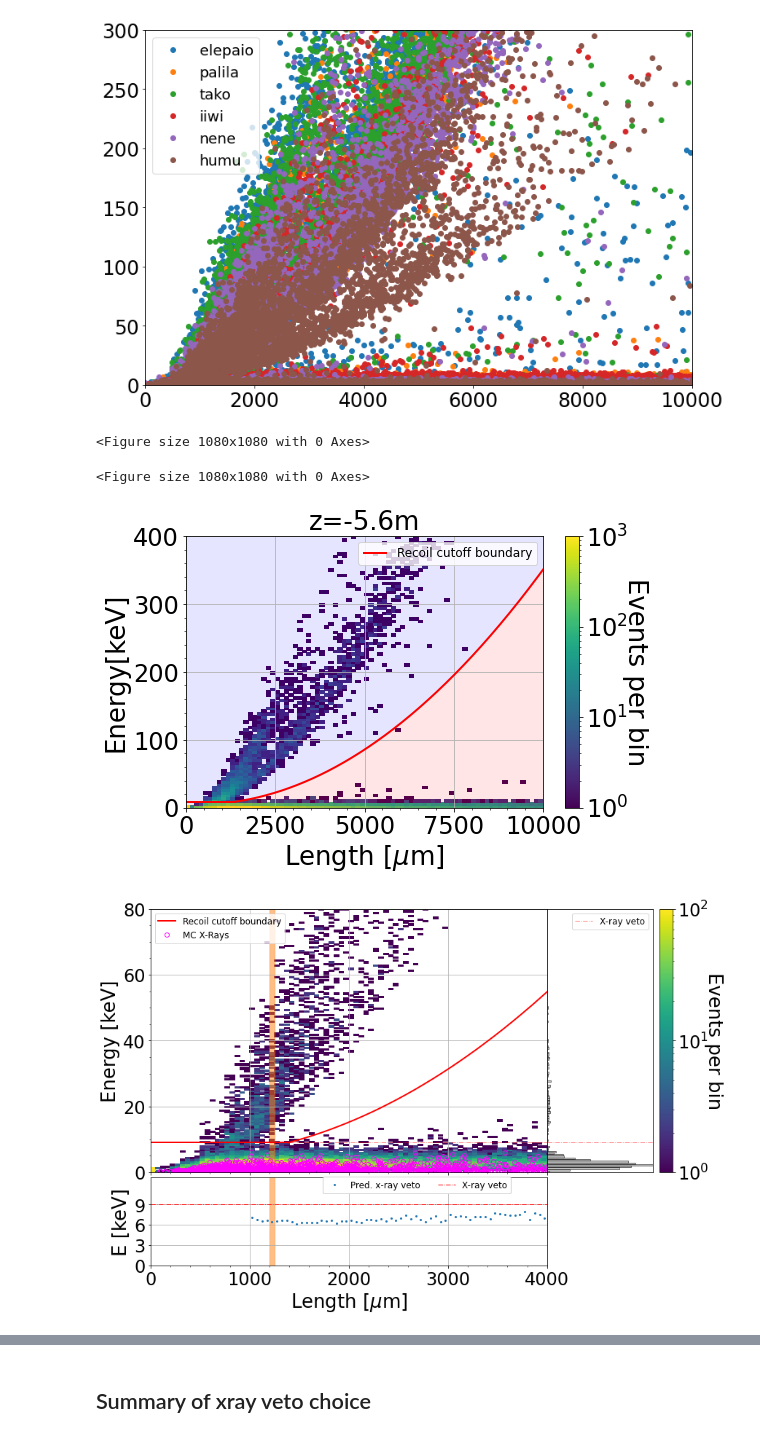
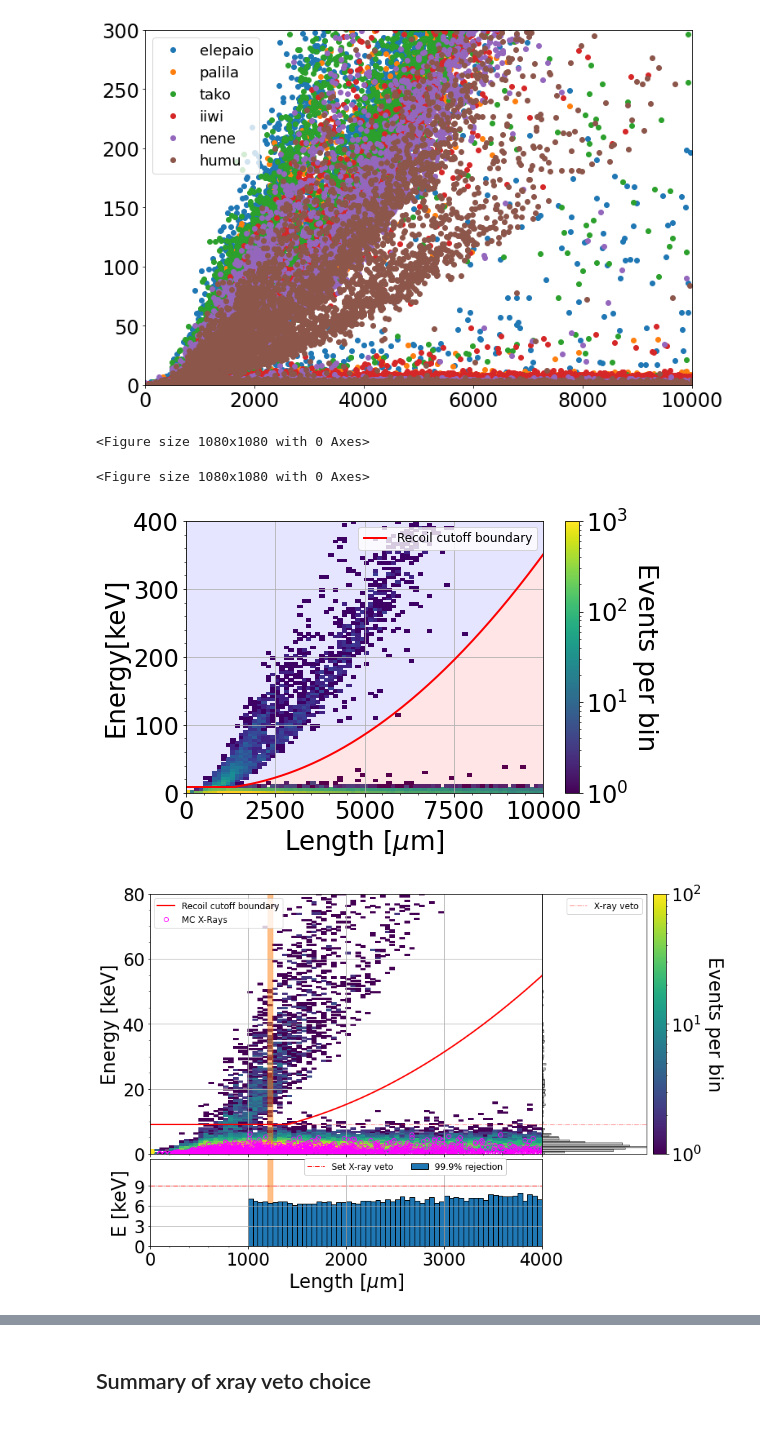
Before and after one commit to jschuel/jeff_workspace, a Jupyter notebook: analysis/phase3/with_sim/For_Sven.ipynb, the cells around one changed output, grey strips where cells are left out. Drawn from its saved outputs; the diff is of its cells as text; code cells hidden in the pictures.

```diff
--- a/analysis/phase3/with_sim/For_Sven.ipynb
+++ b/analysis/phase3/with_sim/For_Sven.ipynb
@@ -95,12 +95,13 @@ for tpc in tpcs:
     df['efficiency'] = efficiency[tpc]
     df['FOM'] = df['purity']
     #print(df)
-    crit[tpc] = df.loc[df['FOM']==df['FOM'].max()]['E'].iloc[0]
+    crit[tpc] = df.loc[df['FOM']>0.99]['E'].min()
+    loc = df.loc[df['E']==crit[tpc]].index.to_numpy()
     #plt.subplot(3,2,i)
     c=axs[i-1].scatter(efficiency[tpc],purity[tpc],c=E)#,norm=matplotlib.colors.LogNorm(vmin = 1, vmax = 20))
-    axs[i-1].plot(df.loc[df['FOM']==df['FOM'].max()]['efficiency'].iloc[0],df.loc[df['FOM']==df['FOM'].max()]['purity'].iloc[0],'x',markersize = 10,color = 'red',label='%s keV'%(round(crit[tpc],2)))
-    axs[i-1].hlines(df.loc[df['FOM']==df['FOM'].max()]['purity'].iloc[0], 0,df.loc[df['FOM']==df['FOM'].max()]['efficiency'].iloc[0],linestyle='--',lw = 0.5, color = 'red')
-    axs[i-1].vlines(df.loc[df['FOM']==df['FOM'].max()]['efficiency'].iloc[0], 0,df.loc[df['FOM']==df['FOM'].max()]['purity'].iloc[0],linestyle='--',lw = 0.5, color = 'red')
+    axs[i-1].plot(df['efficiency'][loc],df['purity'][loc],'x',markersize = 10,color = 'red',label='%s keV'%(round(crit[tpc],2)))
+    axs[i-1].hlines(df['purity'][loc], 0,df['efficiency'][loc],linestyle='--',lw = 0.5, color = 'red')
+    axs[i-1].vlines(df['efficiency'][loc], 0,df['purity'][loc],linestyle='--',lw = 0.5, color = 'red')
     plt.colorbar(c,ax=axs[i-1]).set_label(r'$E_{veto}$',rotation=270,labelpad=20)
     axs[i-1].set_xlabel('Recoil Efficiency')
     axs[i-1].set_ylabel('Recoil Purity')
@@ -312,9 +313,9 @@ for tpc in ['palila', 'iiwi', 'tako', 'nene', 'elepaio', 'humu']:
 
 for tpc in ['palila', 'iiwi', 'tako', 'nene', 'elepaio', 'humu']:
     fig, ax0 = plt.subplots(figsize=(8,5))
-    ax0.set_title(pos[tpc])
+    #ax0.set_title(pos[tpc])
     g,h,k,l = ax0.hist2d(data[tpc]['new_length'], data[tpc]['track_energy'], bins = (80,100), range = ((0,xm),(0,ym)), norm = matplotlib.colors.LogNorm(vmin=1, vmax=1000))
-    plt.colorbar(l).set_label('Events per bin', rotation = 270, labelpad = 20)
+    plt.colorbar(l).set_label('Events per bin', rotation = 270, labelpad = 30)
     ax0.set_ylabel("Energy[keV]")
     ax0.set_xlabel(r'Length [$\mu$m]')
     ax0.yaxis.set_minor_locator(AutoMinorLocator())
@@ -333,7 +334,7 @@ for tpc in ['palila', 'iiwi', 'tako', 'nene', 'elepaio', 'humu']:
     for loc in range(24,25):
         fig, ax = plt.subplots(2,2, figsize = (13,9), gridspec_kw={'hspace': 0.03, 'wspace': 0, 'width_ratios': [3, 1], 'height_ratios': [3,1]})
         h1, xedge, yedge, image1 = ax[0,0].hist2d(data[tpc]['new_length'], data[tpc]['track_energy'], bins = (nbinsx,nbinsy), range = ((0,xm),(0,ym)), norm = matplotlib.colors.LogNorm(vmin=1, vmax=100))
-        plt.colorbar(image1, ax=[ax[0,1]]).set_label(r'Events per bin', rotation = 270, labelpad = 20)
+        plt.colorbar(image1, ax=[ax[0,1]]).set_label(r'Events per bin', rotation = 270, labelpad = 30)
         bin = 0.5*(yedge[1:]+yedge[:-1])
         ax[0,0].yaxis.set_minor_locator(AutoMinorLocator())
         ax[0,0].xaxis.set_minor_locator(AutoMinorLocator())
@@ -346,34 +347,34 @@ for tpc in ['palila', 'iiwi', 'tako', 'nene', 'elepaio', 'humu']:
         ax[0,0].fill_between(np.array([xedge[loc], xedge[loc+1]]), 0, ym, alpha = 0.5, color = 'tab:orange')
         ax[0,0].set_ylim(0,80)
         ax[0,0].set_xlim(0,xm*.4)
         ax[0,0].set_ylabel(r'Energy [keV]')
         ax[0,0].set_xlabel(r'Length [$\mu$m]')
         ax[0,0].legend(loc = 'upper left')
         ax[0,0].grid(which='major')
         ax[0,1].barh(bin, h1[loc], height = ym/nbinsy, alpha = 0.5, color = 'gray',edgecolor = 'black')
         ax[0,1].hlines(crit[tpc],0,h1[loc].max(), color = 'red', linestyle = '-.', lw=1, alpha =0.5, label = 'X-ray veto')
         ax[0,1].set_yticks([])
         ax[0,1].set_xticks([])
         ax[0,1].set_ylim(0,80)
         ax[0,1].set_xlim(0,h1[loc].max())
         ax[0,1].legend()
-        ax[1,0].plot(length[tpc],veto[tpc], 'o', label = 'Pred. x-ray veto', markersize = 2)
+        ax[1,0].bar(length[tpc],veto[tpc],width=xedge[loc+1]-xedge[loc], label = '99.9% rejection',edgecolor = 'black')
         #ax[1,0].plot(length[tpc],veto_MC[tpc], 'o', label = 'Pred. x-ray veto [MC]', markersize = 2)
-        ax[1,0].hlines(crit[tpc],0,xm, linestyle = '-.', color = 'red', lw = 1, label = 'X-ray veto')
+        ax[1,0].hlines(crit[tpc],0,xm, linestyle = '-.', color = 'red', lw = 1, label = 'Set X-ray veto')
         ax[1,0].fill_between(np.array([xedge[loc], xedge[loc+1]]), 0, ym, alpha = 0.5, color = 'tab:orange')
         ax[1,0].set_xlim(0,xm*.4)
         ax[1,0].set_ylim(0,13)
         ax[1,0].set_yticks([0,3,6,9])
         ax[1,0].xaxis.set_minor_locator(AutoMinorLocator())
         ax[1,0].set_xlabel(r'Length [$\mu$m]')
         ax[1,0].set_ylabel('E [keV]')
         ax[1,0].legend(loc='lower right', bbox_to_anchor=(0.92, 0.77),ncol = 3,framealpha = 1)
         ax[1,0].grid(which = 'major')
 
         fig.delaxes(ax[1,1])
         #plt.savefig(tpc + '_xray_veto_threshold.jpg')
 # %% [output]
 <Figure size 1080x1080 with 0 Axes>
 <Figure size 1080x1080 with 0 Axes>
-[figure, old version]
+[figure, new version]
-[figure, old version]
+[figure, new version]
```
Also changed, not shown: parts of 12 cells of this notebook.
